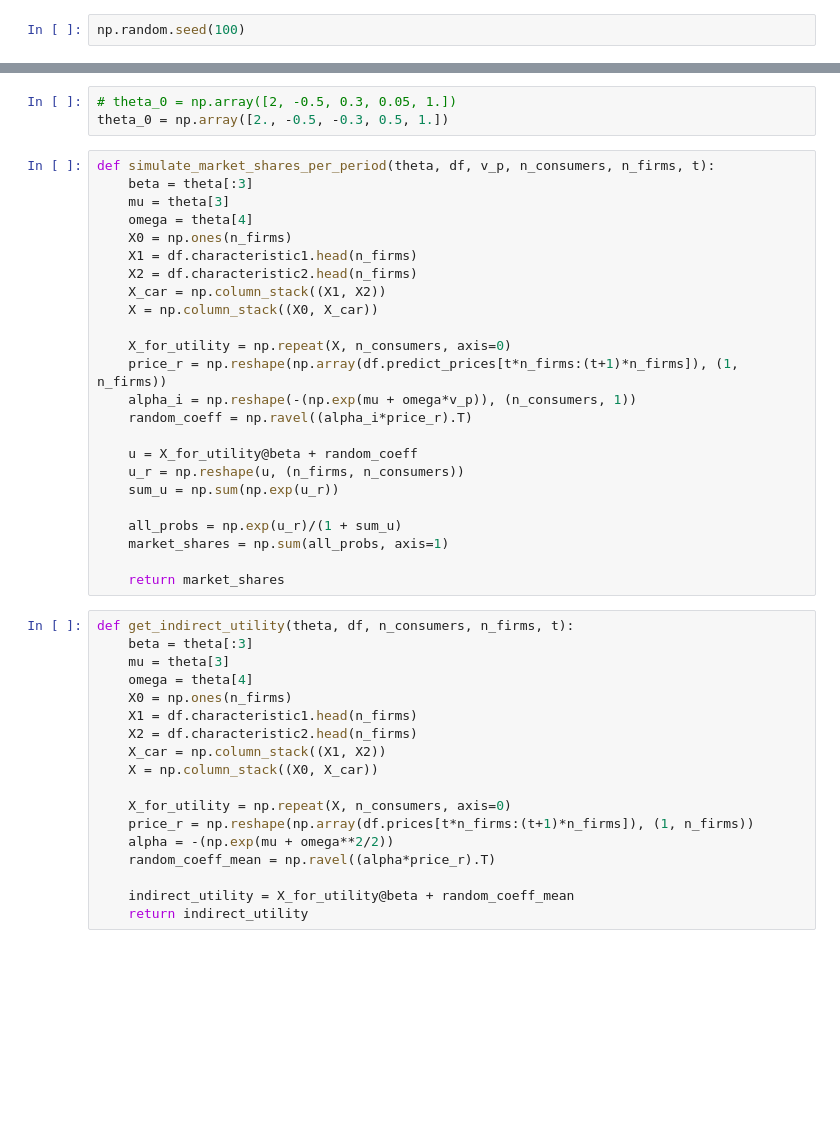
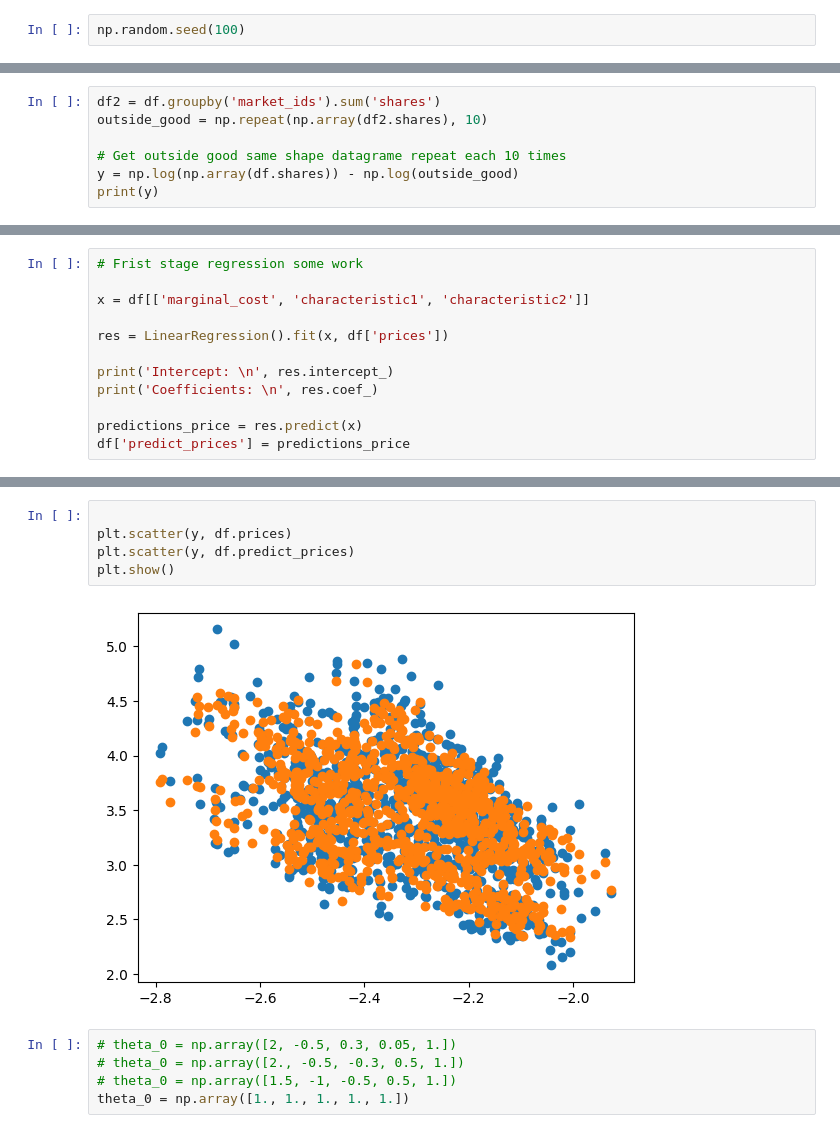
Before and after one commit to anuscabc/markdown_estimation, a Jupyter notebook: estimation/estimation_myself.ipynb, the cells around one changed output, grey strips where cells are left out. Saved outputs shown, nothing was run; the diff lists cells and outputs as text; blank space fills up the shorter version.

```diff
--- a/estimation/estimation_myself.ipynb
+++ b/estimation/estimation_myself.ipynb
@@ -28,2 +31,9 @@ print(df)
 
 [1000 rows x 14 columns]
+# %%
+df2 = df.groupby('market_ids').sum('shares')
+outside_good = np.repeat(np.array(df2.shares), 10)
+
+# Get outside good same shape datagrame repeat each 10 times
+y = np.log(np.array(df.shares)) - np.log(outside_good)
+print(y)
@@ -29,0 +72,12 @@ print(df)
+# %%
+# Frist stage regression some work
+
+x = df[['marginal_cost', 'characteristic1', 'characteristic2']]
+
+res = LinearRegression().fit(x, df['prices'])
+
+print('Intercept: \n', res.intercept_)
+print('Coefficients: \n', res.coef_)
+
+predictions_price = res.predict(x)
+df['predict_prices'] = predictions_price
@@ -30,47 +103,14 @@ print(df)
+# %%
+
+plt.scatter(y, df.prices)
+plt.scatter(y, df.predict_prices)
+plt.show()
+# %% [output]
+[figure, added]
 # %%
 # theta_0 = np.array([2, -0.5, 0.3, 0.05, 1.])
-theta_0 = np.array([2., -0.5, -0.3, 0.5, 1.])
+# theta_0 = np.array([2., -0.5, -0.3, 0.5, 1.])
+# theta_0 = np.array([1.5, -1, -0.5, 0.5, 1.])
+theta_0 = np.array([1., 1., 1., 1., 1.])
-# %%
-def simulate_market_shares_per_period(theta, df, v_p, n_consumers, n_firms, t):
-    beta = theta[:3]
-    mu = theta[3]
-    omega = theta[4]
-    X0 = np.ones(n_firms)
-    X1 = df.characteristic1.head(n_firms)
-    X2 = df.characteristic2.head(n_firms)
-    X_car = np.column_stack((X1, X2))
-    X = np.column_stack((X0, X_car))
-
-    X_for_utility = np.repeat(X, n_consumers, axis=0)
-    price_r = np.reshape(np.array(df.predict_prices[t*n_firms:(t+1)*n_firms]), (1, n_firms))
-    alpha_i = np.reshape(-(np.exp(mu + omega*v_p)), (n_consumers, 1))
-    random_coeff = np.ravel((alpha_i*price_r).T)
-
-    u = X_for_utility@beta + random_coeff
-    u_r = np.reshape(u, (n_firms, n_consumers))
-    sum_u = np.sum(np.exp(u_r))
-
-    all_probs = np.exp(u_r)/(1 + sum_u)
-    market_shares = np.sum(all_probs, axis=1)
-
-    return market_shares
-# %%
-def get_indirect_utility(theta, df, n_consumers, n_firms, t):
-    beta = theta[:3]
-    mu = theta[3]
-    omega = theta[4]
-    X0 = np.ones(n_firms)
-    X1 = df.characteristic1.head(n_firms)
-    X2 = df.characteristic2.head(n_firms)
-    X_car = np.column_stack((X1, X2))
-    X = np.column_stack((X0, X_car))
-
-    X_for_utility = np.repeat(X, n_consumers, axis=0)
-    price_r = np.reshape(np.array(df.prices[t*n_firms:(t+1)*n_firms]), (1, n_firms))
-    alpha = -(np.exp(mu + omega**2/2))
-    random_coeff_mean = np.ravel((alpha*price_r).T)
-
-    indirect_utility = X_for_utility@beta + random_coeff_mean
-    return indirect_utility
 # %%
 def f(theta, df, n_consumers, n_firms, T):
```
Also changed, not shown: parts of 12 cells of this notebook, 3 other files.
